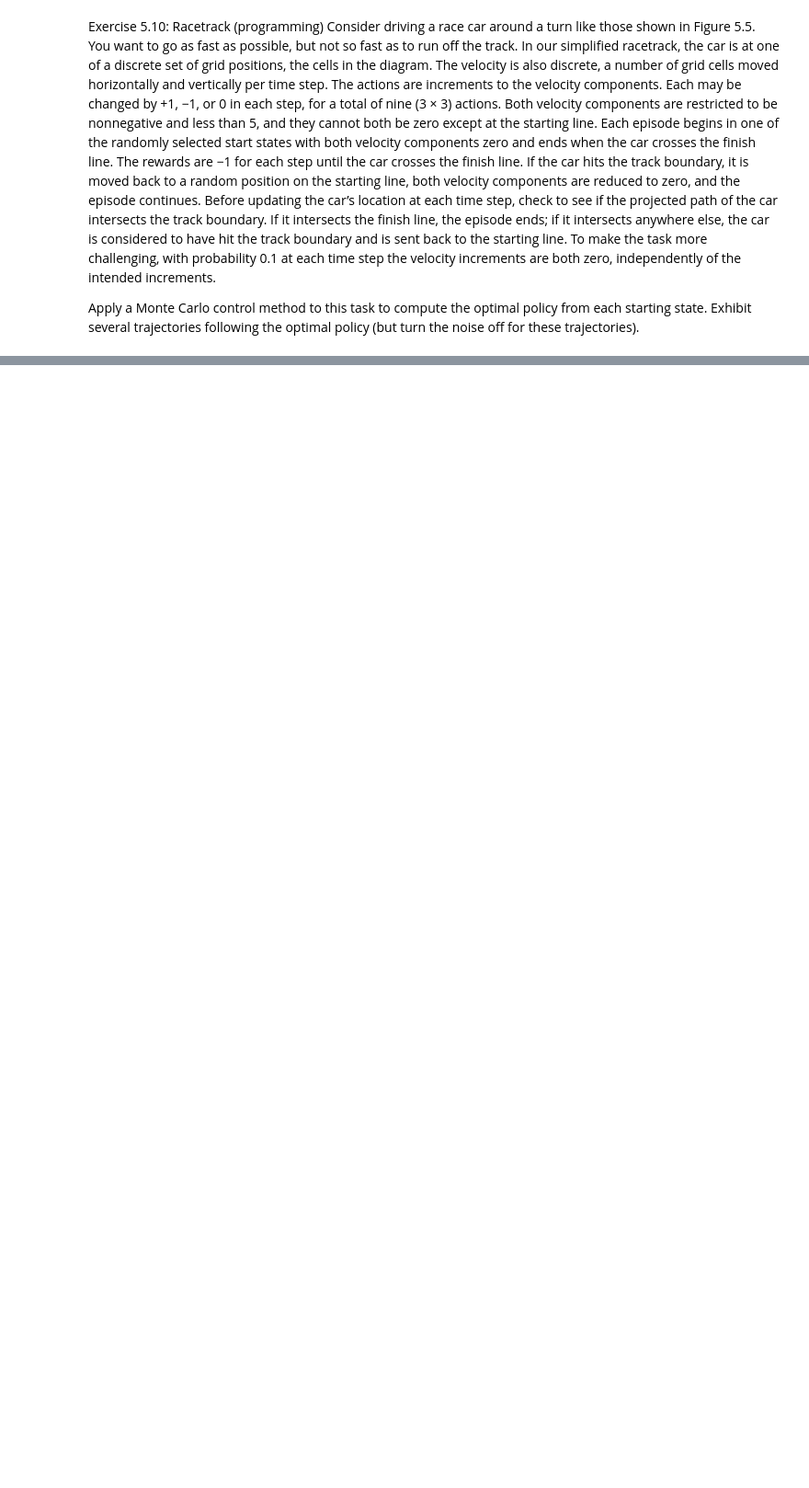
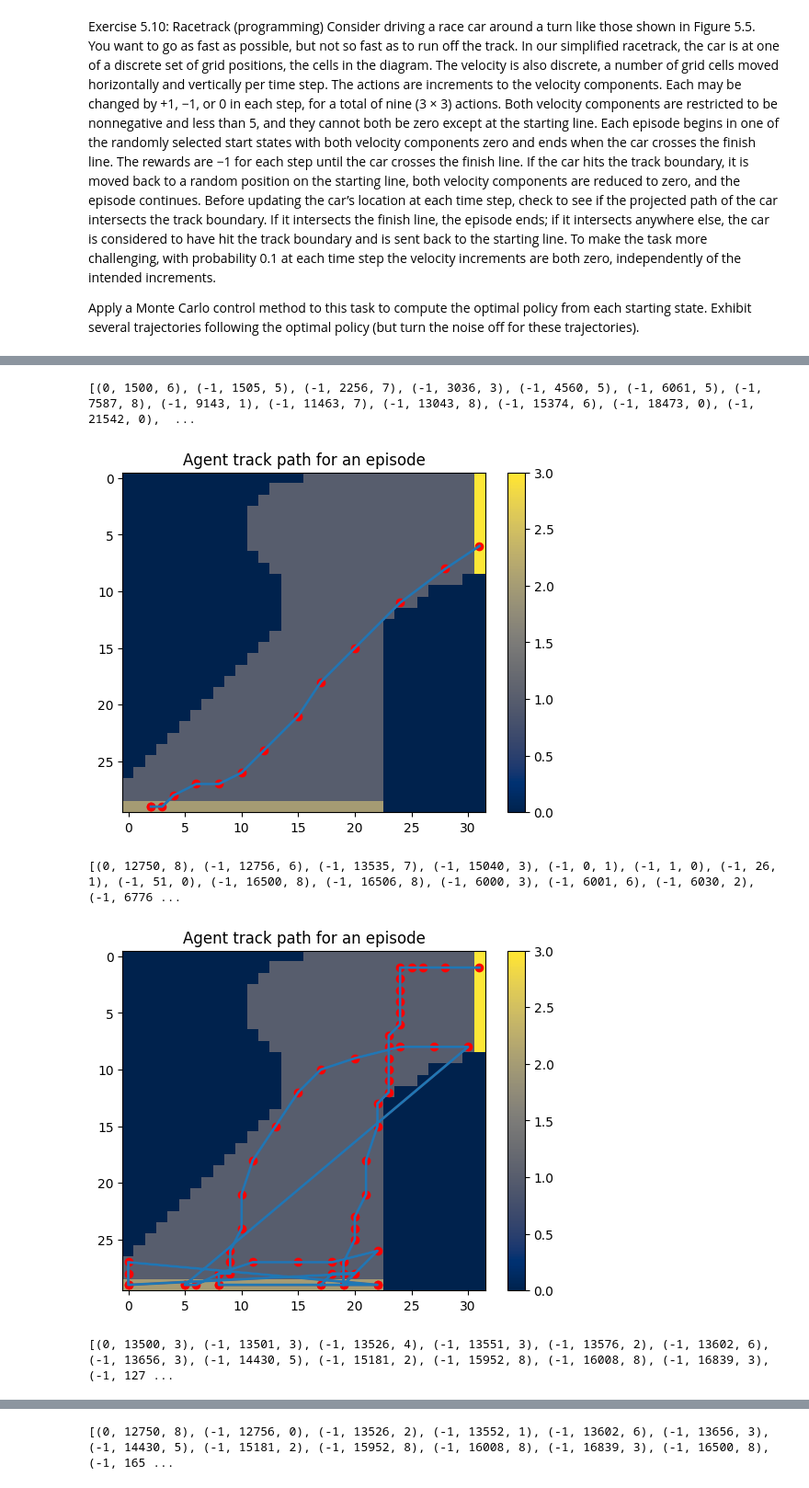
Before and after one commit to ramanparthipan/rl_sutton_barto, a Jupyter notebook: Chapter_5/run_racetrack.ipynb, the cells around one changed output, grey strips where cells are left out. Shown at 92% size. Drawn from its saved outputs; the diff is of its cells as text; code cells hidden in the pictures; blank space fills up the shorter version.

Commit message:
Added tracks from textbook and presented results in jupyter notebook

```diff
--- a/Chapter_5/run_racetrack.ipynb
+++ b/Chapter_5/run_racetrack.ipynb
@@ -19,0 +36,3 @@ trajectories following the optimal policy (but turn the noise off for these traj
+# %%
+env = gym.make('RaceTrackEnv-v0', track_file='tracks/problem_2.txt')
+agent = Agent()
@@ -19,0 +59,2 @@ trajectories following the optimal policy (but turn the noise off for these traj
+# %%
+pi, Q = agent.mc_egreedy(env, n=100000, eps=0.1)
@@ -19,0 +75,9 @@ trajectories following the optimal policy (but turn the noise off for these traj
+# %%
+for i in range(5):
+    agent.generate_episode(env, pi, render=True)
+# %% [output]
+[(0, 1500, 6), (-1, 1505, 5), (-1, 2256, 7), (-1, 3036, 3), (-1, 4560, 5), (-1, 6061, 5), (-1, 7587, 8), (-1, 9143, 1), (-1, 11463, 7), (-1, 13043, 8), (-1, 15374, 6), (-1, 18473, 0), (-1, 21542, 0),  ...
+[figure, added]
+[(0, 12750, 8), (-1, 12756, 6), (-1, 13535, 7), (-1, 15040, 3), (-1, 0, 1), (-1, 1, 0), (-1, 26, 1), (-1, 51, 0), (-1, 16500, 8), (-1, 16506, 8), (-1, 6000, 3), (-1, 6001, 6), (-1, 6030, 2), (-1, 6776 ...
+[figure, added]
+[(0, 13500, 3), (-1, 13501, 3), (-1, 13526, 4), (-1, 13551, 3), (-1, 13576, 2), (-1, 13602, 6), (-1, 13656, 3), (-1, 14430, 5), (-1, 15181, 2), (-1, 15952, 8), (-1, 16008, 8), (-1, 16839, 3), (-1, 127 ...
@@ -19,0 +85 @@ trajectories following the optimal policy (but turn the noise off for these traj
+[(0, 12750, 8), (-1, 12756, 0), (-1, 13526, 2), (-1, 13552, 1), (-1, 13602, 6), (-1, 13656, 3), (-1, 14430, 5), (-1, 15181, 2), (-1, 15952, 8), (-1, 16008, 8), (-1, 16839, 3), (-1, 16500, 8), (-1, 165 ...
```
Also changed, not shown: parts of 6 cells of this notebook, 5 other files.
